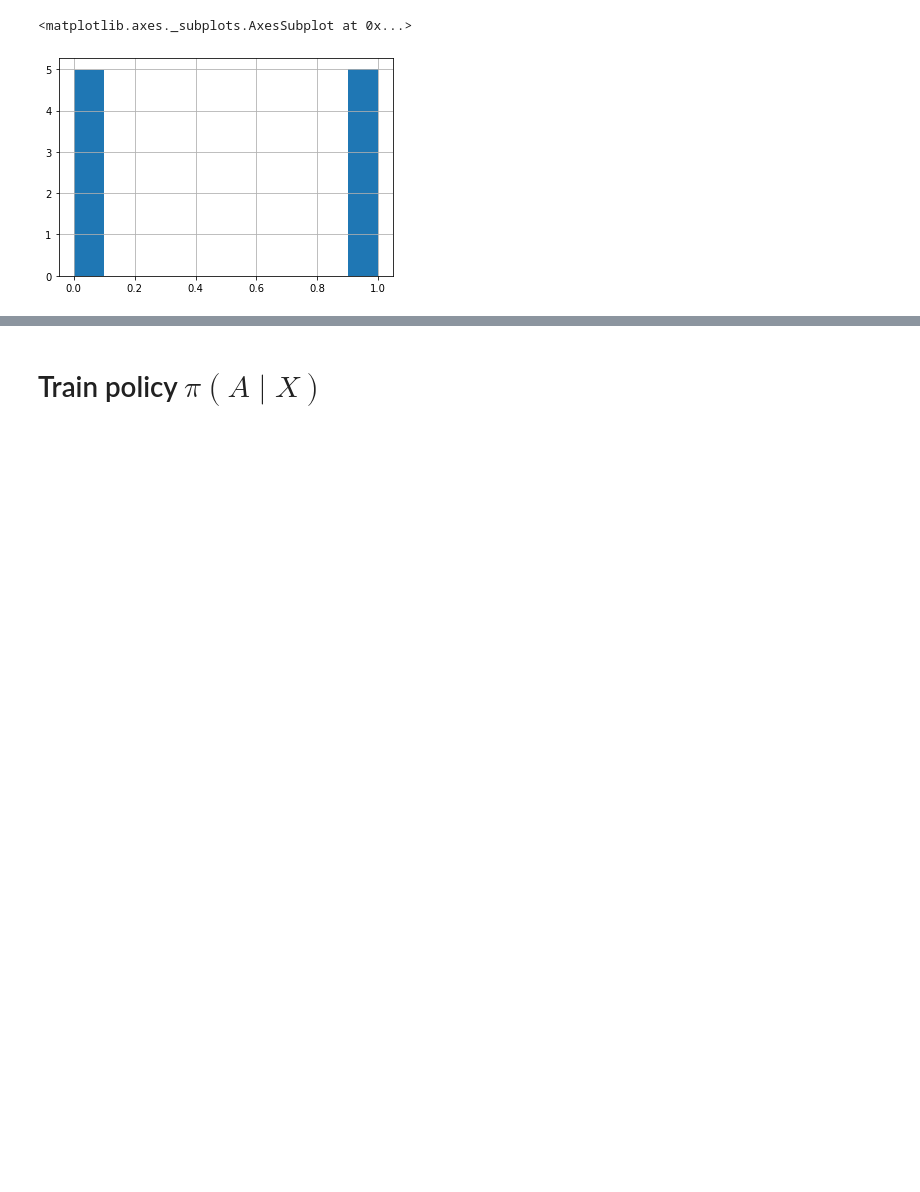
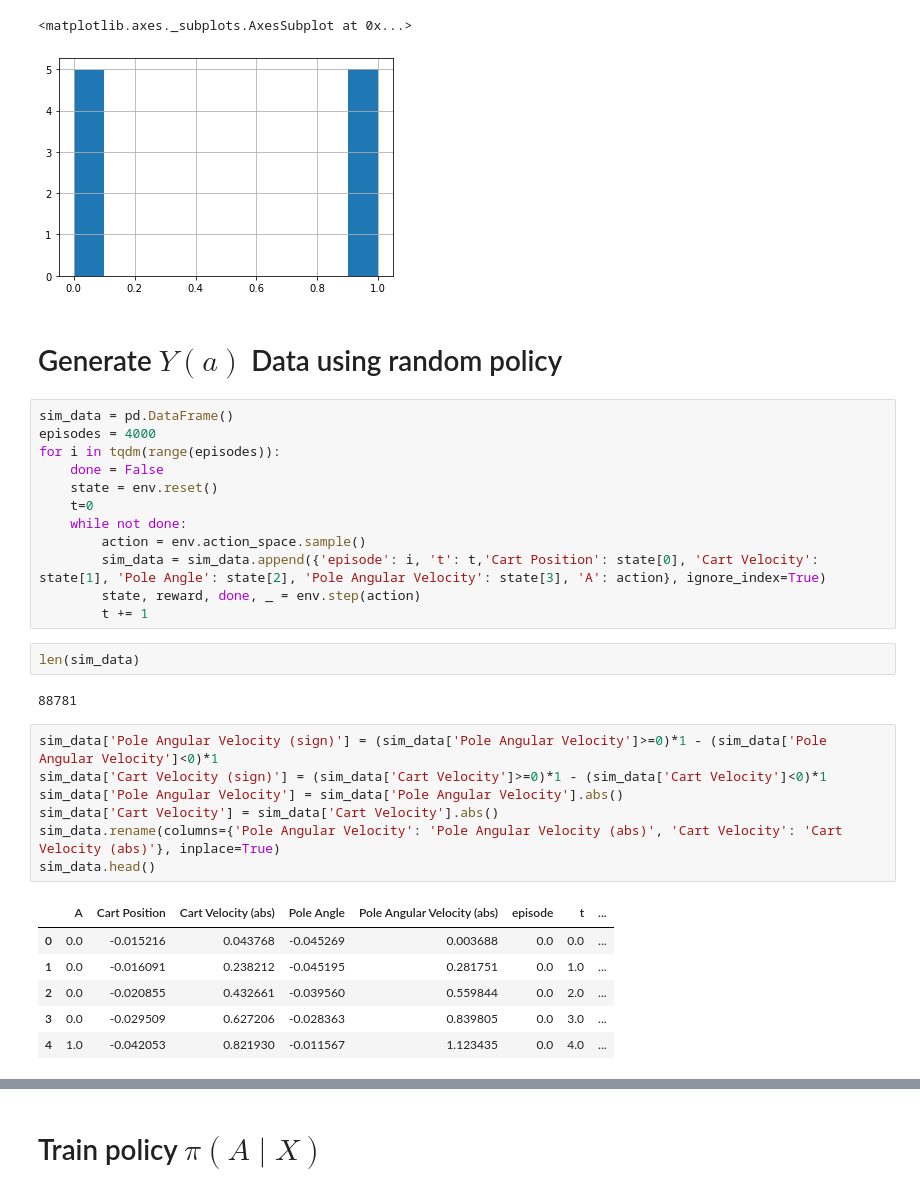
Before and after one commit to faaizT/CausalTwinAssessment, a Jupyter notebook: Cartpole Simulator.ipynb, the cells around one changed output, grey strips where cells are left out. Drawn from its saved outputs; the diff is of its cells as text; blank space fills up the shorter version.

Commit message:
Generate Cartpole simulator using random policy

```diff
--- a/Cartpole Simulator.ipynb
+++ b/Cartpole Simulator.ipynb
@@ -334,3 +326,35 @@ sim_data_filtered['A'].hist(density=True)
 # %% [output]
 <matplotlib.axes._subplots.AxesSubplot at 0x...>
 [figure]
+# %% [markdown]
+# Generate $Y(a)$ Data using random policy
+# %%
+sim_data = pd.DataFrame()
+episodes = 4000
+for i in tqdm(range(episodes)):
+    done = False
+    state = env.reset()
+    t=0
+    while not done:
+        action = env.action_space.sample()
+        sim_data = sim_data.append({'episode': i, 't': t,'Cart Position': state[0], 'Cart Velocity': state[1], 'Pole Angle': state[2], 'Pole Angular Velocity': state[3], 'A': action}, ignore_index=True)
+        state, reward, done, _ = env.step(action)
+        t += 1
+# %%
+len(sim_data)
+# %% [output]
+88781
+# %%
+sim_data['Pole Angular Velocity (sign)'] = (sim_data['Pole Angular Velocity']>=0)*1 - (sim_data['Pole Angular Velocity']<0)*1
+sim_data['Cart Velocity (sign)'] = (sim_data['Cart Velocity']>=0)*1 - (sim_data['Cart Velocity']<0)*1
+sim_data['Pole Angular Velocity'] = sim_data['Pole Angular Velocity'].abs()
+sim_data['Cart Velocity'] = sim_data['Cart Velocity'].abs()
+sim_data.rename(columns={'Pole Angular Velocity': 'Pole Angular Velocity (abs)', 'Cart Velocity': 'Cart Velocity (abs)'}, inplace=True)
+sim_data.head()
+# %% [output]
+|  | A | Cart Position | Cart Velocity (abs) | Pole Angle | Pole Angular Velocity (abs) | episode | t | ... |
+| 0 | 0.0 | -0.015216 | 0.043768 | -0.045269 | 0.003688 | 0.0 | 0.0 | ... |
+| 1 | 0.0 | -0.016091 | 0.238212 | -0.045195 | 0.281751 | 0.0 | 1.0 | ... |
+| 2 | 0.0 | -0.020855 | 0.432661 | -0.039560 | 0.559844 | 0.0 | 2.0 | ... |
+| 3 | 0.0 | -0.029509 | 0.627206 | -0.028363 | 0.839805 | 0.0 | 3.0 | ... |
+| 4 | 1.0 | -0.042053 | 0.821930 | -0.011567 | 1.123435 | 0.0 | 4.0 | ... |
```
Also changed, not shown: parts of 7 cells of this notebook.
